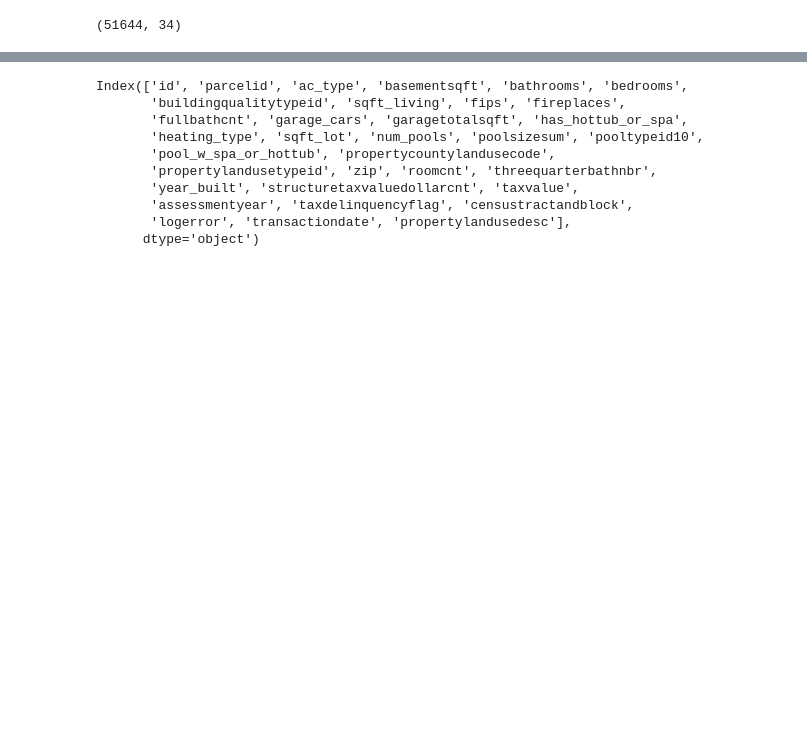
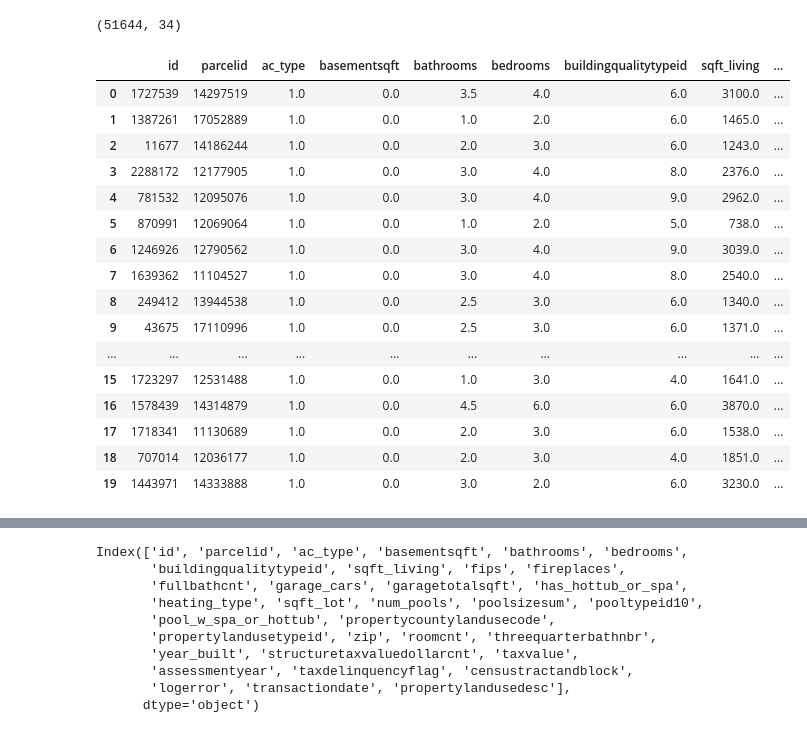
Before and after one commit to sgtcurran/clustering-exercises, a Jupyter notebook: explore_zillow.ipynb, the cells around one changed output, grey strips where cells are left out. Saved outputs shown, nothing was run; the diff lists cells and outputs as text; code cells hidden in the pictures; blank space fills up the shorter version.

```diff
--- a/explore_zillow.ipynb
+++ b/explore_zillow.ipynb
@@ -22,6 +22,7 @@ from sklearn.linear_model import LinearRegression, Ridge
 from sklearn.tree import DecisionTreeRegressor
 from sklearn.metrics import mean_squared_error, r2_score
 import math
+pd.set_option('display.max_columns', 100)
 # %%
 df = acquire.get_zillow_all()
 # %% [output]
@@ -123,8 +109,8 @@ def wrangle_zillow(df_prep):
     'garagecarcnt':'garage_cars', 'airconditioningtypeid':'ac_type','heatingorsystemtypeid':'heating_type' ,'yearbuilt':'year_built', 'lotsizesquarefeet':'sqft_lot',
     'latitude':'lat', 'longitude':'long', 'regionidcounty':'countyid', 'regionidzip':'zip', 'fips':'fips','taxvaluedollarcnt': 'taxvalue'}
     )
-
-    df_prep['buildingqualitytypeid'] = df_prep.buildingqualitytypeid.replace(np.NaN, df_prep.buildingqualitytypeid.mean())
+    build_mean = round(df_prep.buildingqualitytypeid.mean())
+    df_prep['buildingqualitytypeid'] = df_prep.buildingqualitytypeid.replace(np.NaN, build_mean)
 
     # drop all rows with NaN values
     df_prep = df_prep.dropna(axis=0)
@@ -155,3 +141,23 @@ df_prep=wrangle_zillow(df_prep)
 df_prep.shape
 # %% [output]
 (51644, 34)
+# %%
+df_prep.head(20)
+# %% [output]
+|  | id | parcelid | ac_type | basementsqft | bathrooms | bedrooms | buildingqualitytypeid | sqft_living | ... |
+| 0 | 1727539 | 14297519 | 1.0 | 0.0 | 3.5 | 4.0 | 6.0 | 3100.0 | ... |
+| 1 | 1387261 | 17052889 | 1.0 | 0.0 | 1.0 | 2.0 | 6.0 | 1465.0 | ... |
+| 2 | 11677 | 14186244 | 1.0 | 0.0 | 2.0 | 3.0 | 6.0 | 1243.0 | ... |
+| 3 | 2288172 | 12177905 | 1.0 | 0.0 | 3.0 | 4.0 | 8.0 | 2376.0 | ... |
+| 4 | 781532 | 12095076 | 1.0 | 0.0 | 3.0 | 4.0 | 9.0 | 2962.0 | ... |
+| 5 | 870991 | 12069064 | 1.0 | 0.0 | 1.0 | 2.0 | 5.0 | 738.0 | ... |
+| 6 | 1246926 | 12790562 | 1.0 | 0.0 | 3.0 | 4.0 | 9.0 | 3039.0 | ... |
+| 7 | 1639362 | 11104527 | 1.0 | 0.0 | 3.0 | 4.0 | 8.0 | 2540.0 | ... |
+| 8 | 249412 | 13944538 | 1.0 | 0.0 | 2.5 | 3.0 | 6.0 | 1340.0 | ... |
+| 9 | 43675 | 17110996 | 1.0 | 0.0 | 2.5 | 3.0 | 6.0 | 1371.0 | ... |
+| ... | ... | ... | ... | ... | ... | ... | ... | ... | ... |
+| 15 | 1723297 | 12531488 | 1.0 | 0.0 | 1.0 | 3.0 | 4.0 | 1641.0 | ... |
+| 16 | 1578439 | 14314879 | 1.0 | 0.0 | 4.5 | 6.0 | 6.0 | 3870.0 | ... |
+| 17 | 1718341 | 11130689 | 1.0 | 0.0 | 2.0 | 3.0 | 6.0 | 1538.0 | ... |
+| 18 | 707014 | 12036177 | 1.0 | 0.0 | 2.0 | 3.0 | 4.0 | 1851.0 | ... |
+| 19 | 1443971 | 14333888 | 1.0 | 0.0 | 3.0 | 2.0 | 6.0 | 3230.0 | ... |
```
Also changed, not shown: parts of 14 cells of this notebook.
